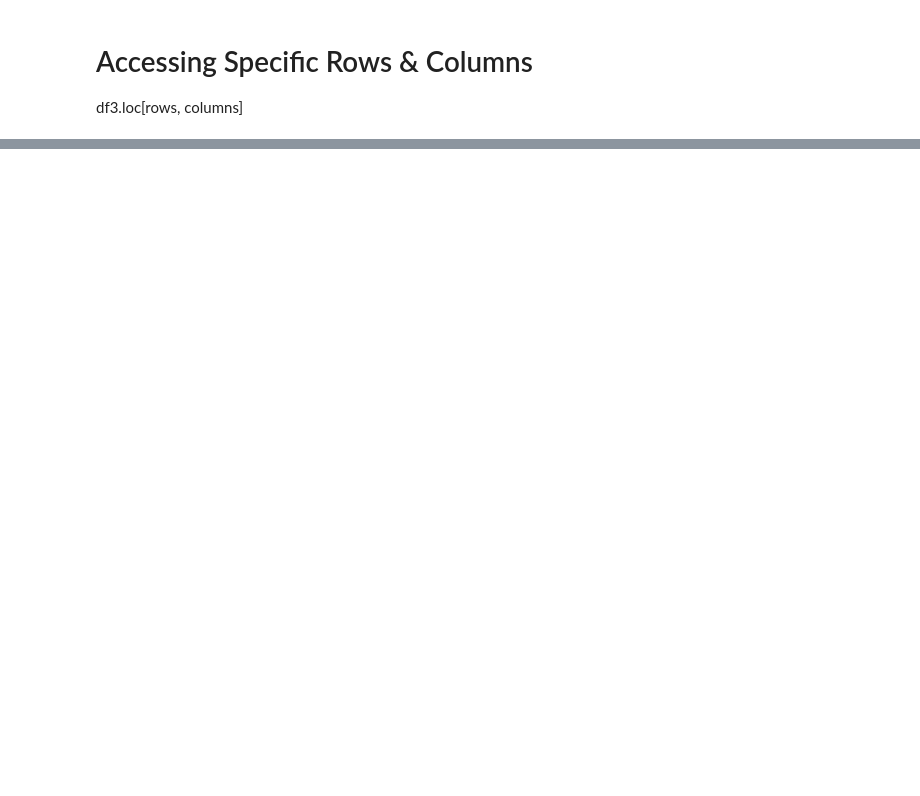
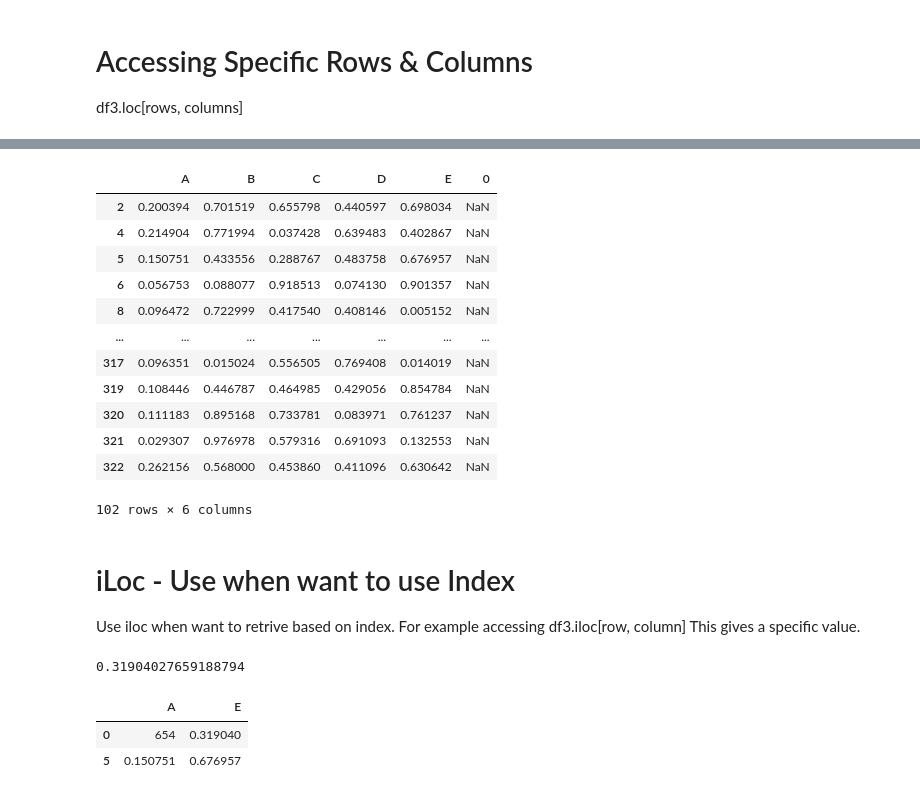
Before and after one commit to itsahmadawais/ai-experiments, a Jupyter notebook: Pandas/Pandas.ipynb, the cells around one changed output, grey strips where cells are left out. Cells and saved outputs as stored; diff of their text form; code cells hidden in the pictures; blank space fills up the shorter version.

```diff
--- a/Pandas/Pandas.ipynb
+++ b/Pandas/Pandas.ipynb
@@ -448,0 +494,31 @@ df3.loc[[1,2], ['A', 'E']]
+# %%
+df3.loc[(df3['A'] < 0.3) & df3['C'] > 0.1]
+# %% [output]
+|  | A | B | C | D | E | 0 |
+| 2 | 0.200394 | 0.701519 | 0.655798 | 0.440597 | 0.698034 | NaN |
+| 4 | 0.214904 | 0.771994 | 0.037428 | 0.639483 | 0.402867 | NaN |
+| 5 | 0.150751 | 0.433556 | 0.288767 | 0.483758 | 0.676957 | NaN |
+| 6 | 0.056753 | 0.088077 | 0.918513 | 0.074130 | 0.901357 | NaN |
+| 8 | 0.096472 | 0.722999 | 0.417540 | 0.408146 | 0.005152 | NaN |
+| ... | ... | ... | ... | ... | ... | ... |
+| 317 | 0.096351 | 0.015024 | 0.556505 | 0.769408 | 0.014019 | NaN |
+| 319 | 0.108446 | 0.446787 | 0.464985 | 0.429056 | 0.854784 | NaN |
+| 320 | 0.111183 | 0.895168 | 0.733781 | 0.083971 | 0.761237 | NaN |
+| 321 | 0.029307 | 0.976978 | 0.579316 | 0.691093 | 0.132553 | NaN |
+| 322 | 0.262156 | 0.568000 | 0.453860 | 0.411096 | 0.630642 | NaN |
+102 rows × 6 columns
+# %% [markdown]
+# iLoc - Use when want to use Index
+Use iloc when want to retrive based on index.
+For example accessing df3.iloc[row, column]
+This gives a specific value.
+# %%
+df3.iloc[0,4]
+# %% [output]
+0.31904027659188794
+# %%
+df3.iloc[[0,5],[0,4]]
+# %% [output]
+|  | A | E |
+| 0 | 654 | 0.319040 |
+| 5 | 0.150751 | 0.676957 |
```
Also changed, not shown: parts of 48 cells of this notebook.
